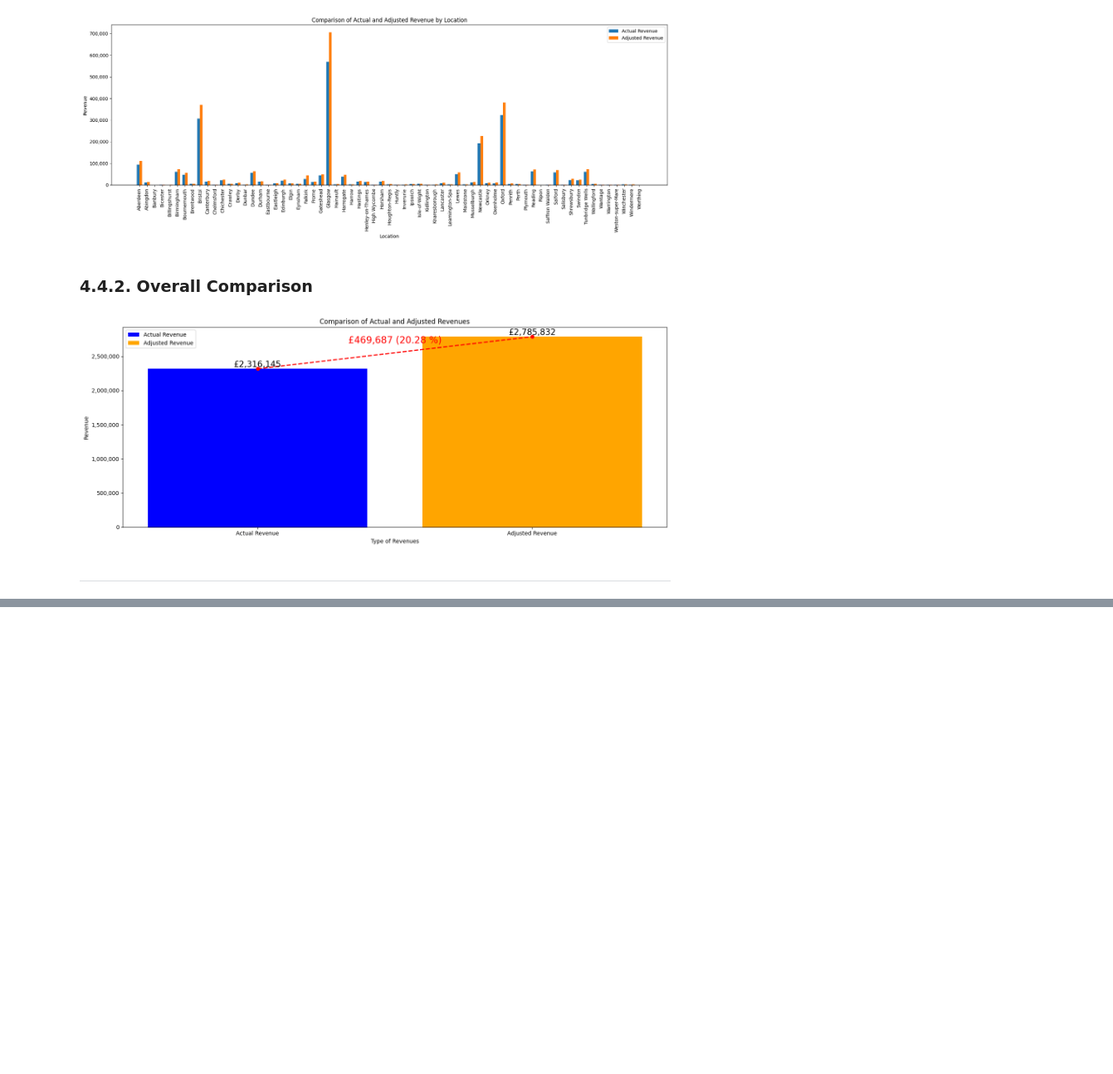
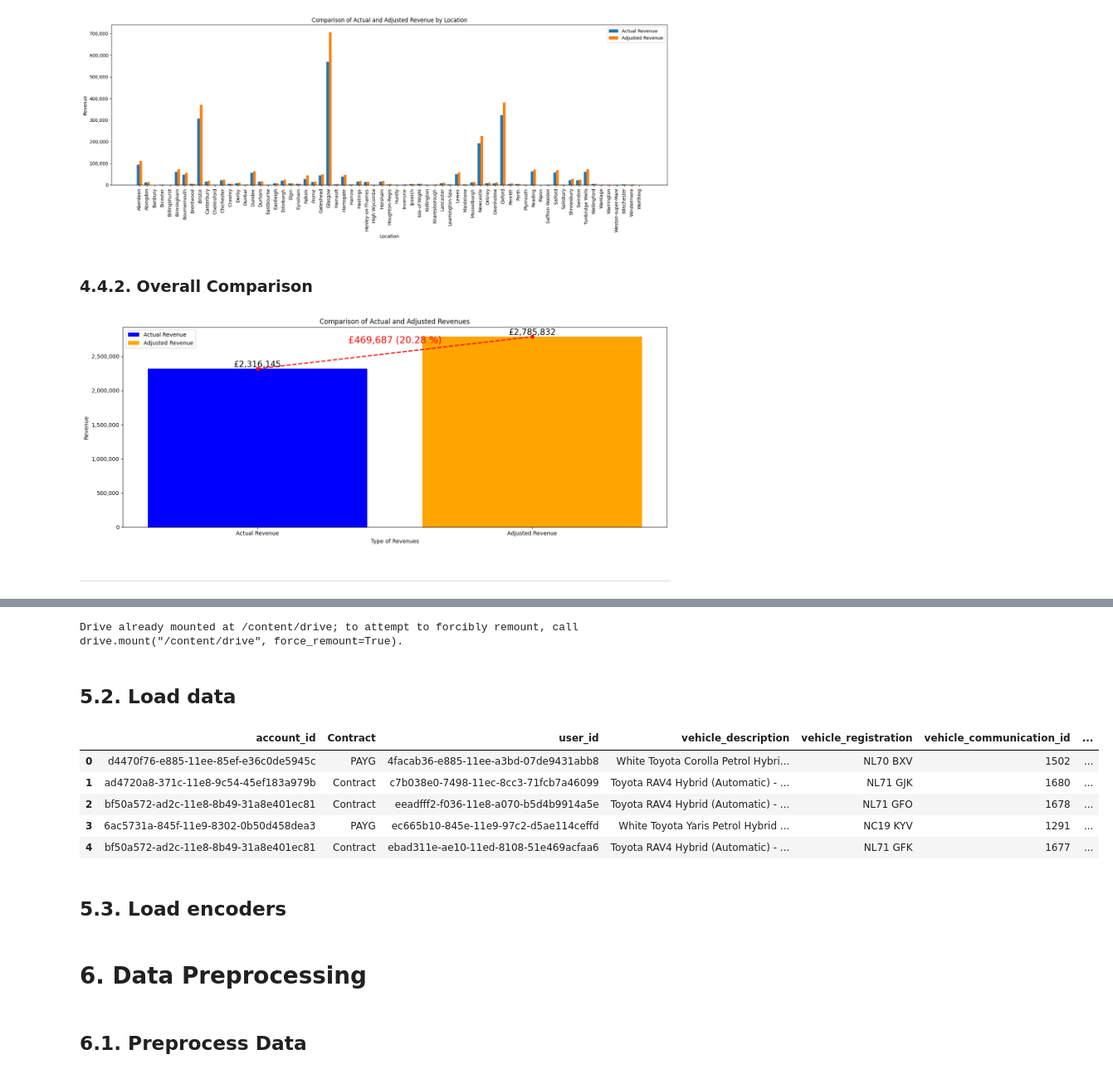
Before and after one commit to tejasnavalkhe/Optimising-Car-Sharing-Profitability-with-a-Regional-Pricing-Strategy, a Jupyter notebook: code/Model Building.ipynb, the cells around one changed output, grey strips where cells are left out. Shown: that part at 83% size. Cells and saved outputs as stored; diff of their text form; code cells hidden in the pictures; blank space fills up the shorter version.

```diff
--- a/code/Model Building.ipynb
+++ b/code/Model Building.ipynb
@@ -571,0 +568,53 @@ plot_revenue_comparison_overall(predictions_df)
+# %%
+# Import required libraries
+
+import pandas as pd
+import numpy as np
+import matplotlib.pyplot as plt
+%matplotlib inline
+import seaborn as sns
+import plotly.express as px
+import warnings
+from scipy import stats
+from matplotlib.ticker import FuncFormatter
+from category_encoders import BinaryEncoder, OneHotEncoder
+from sklearn.tree import DecisionTreeRegressor
+from xgboost import XGBRegressor
+from sklearn.model_selection import train_test_split
+from sklearn.metrics import mean_absolute_error, mean_squared_error
+from sklearn.preprocessing import MinMaxScaler
+from keras.models import Sequential
+from keras.layers import Dense, Dropout
+import joblib
+
+# Display all the columns of the dataframe
+pd.pandas.set_option('display.max_columns', None)
+
+# Ignore all warnings
+warnings.filterwarnings('ignore')
+
+from google.colab import drive
+drive.mount('/content/drive')
+
+# Data location
+DATA_PATH = "/content/drive/MyDrive/MSc Dissertation/data/"
+# Encoders location
+ENCODERS_PATH = "/content/drive/MyDrive/MSc Dissertation/encoders/"
+# Model location
+MODEL_PATH = "/content/drive/MyDrive/MSc Dissertation/models/"
+# %% [output]
+Drive already mounted at /content/drive; to attempt to forcibly remount, call drive.mount("/content/drive", force_remount=True).
+# %% [markdown]
+## 5.2. Load data
+# %%
+raw_df = pd.read_csv(DATA_PATH + '2024 Bookings.csv')
+raw_df.head()
+# %% [output]
+|  | account_id | Contract | user_id | vehicle_description | vehicle_registration | vehicle_communication_id | ... |
+| 0 | d4470f76-e885-11ee-85ef-e36c0de5945c | PAYG | 4facab36-e885-11ee-a3bd-07de9431abb8 | White Toyota Corolla Petrol Hybri... | NL70 BXV | 1502 | ... |
+| 1 | ad4720a8-371c-11e8-9c54-45ef183a979b | Contract | c7b038e0-7498-11ec-8cc3-71fcb7a46099 | Toyota RAV4 Hybrid (Automatic) - ... | NL71 GJK | 1680 | ... |
+| 2 | bf50a572-ad2c-11e8-8b49-31a8e401ec81 | Contract | eeadfff2-f036-11e8-a070-b5d4b9914a5e | Toyota RAV4 Hybrid (Automatic) - ... | NL71 GFO | 1678 | ... |
+| 3 | 6ac5731a-845f-11e9-8302-0b50d458dea3 | PAYG | ec665b10-845e-11e9-97c2-d5ae114ceffd | White Toyota Yaris Petrol Hybrid ... | NC19 KYV | 1291 | ... |
+| 4 | bf50a572-ad2c-11e8-8b49-31a8e401ec81 | Contract | ebad311e-ae10-11ed-8108-51e469acfaa6 | Toyota RAV4 Hybrid (Automatic) - ... | NL71 GFK | 1677 | ... |
+# %% [markdown]
+## 5.3. Load encoders
@@ -571,0 +625,4 @@ plot_revenue_comparison_overall(predictions_df)
+# %% [markdown]
+# 6. Data Preprocessing
+# %% [markdown]
+## 6.1. Preprocess Data
```
Also changed, not shown: parts of 31 cells of this notebook.
